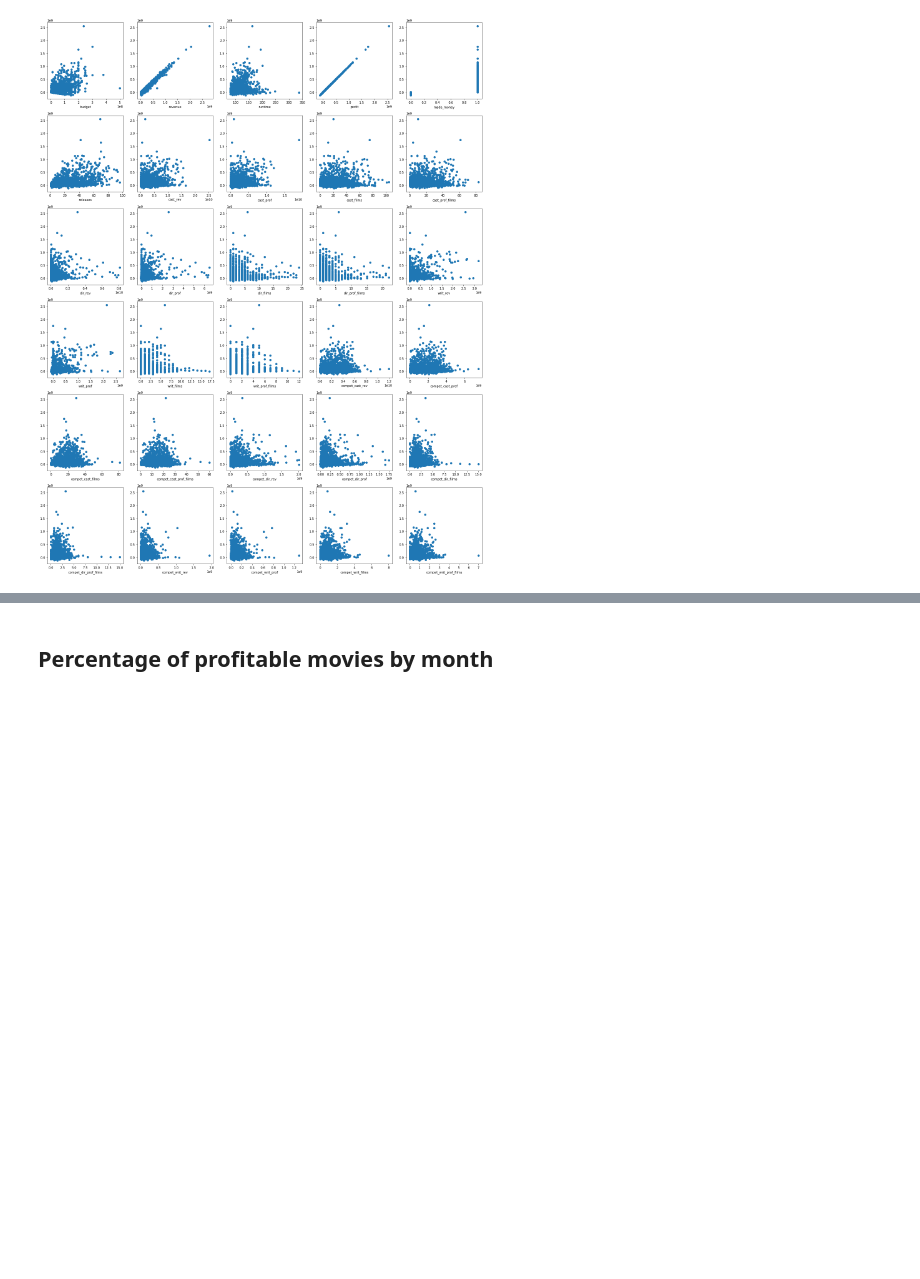
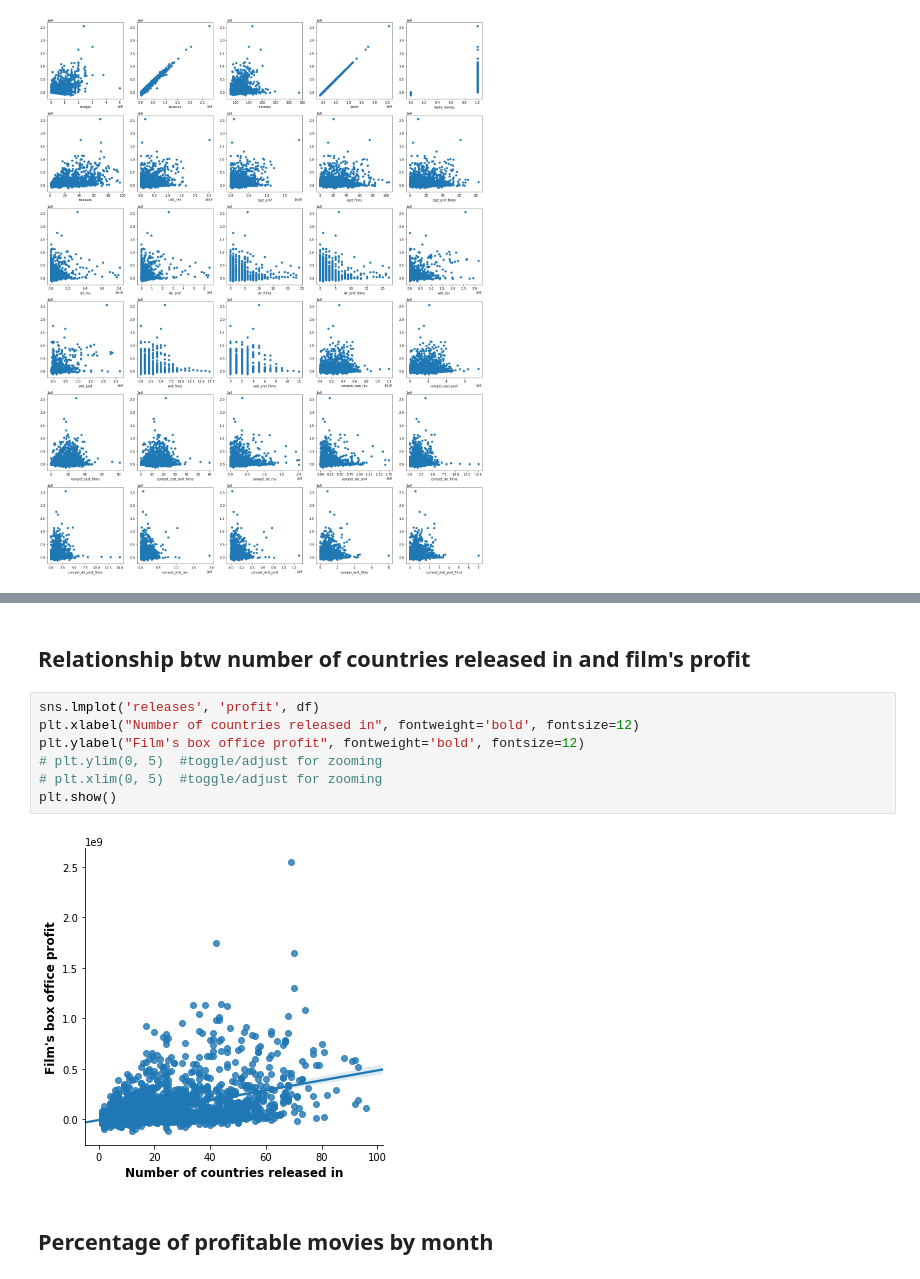
Before and after one commit to ryanlrappa/film-profit-prediction, a Jupyter notebook: jupyter_notebooks/5_EDA.ipynb, the cells around one changed output, grey strips where cells are left out. Drawn from its saved outputs; the diff is of its cells as text; blank space fills up the shorter version.

```diff
--- a/jupyter_notebooks/5_EDA.ipynb
+++ b/jupyter_notebooks/5_EDA.ipynb
@@ -84,6 +84,17 @@ plt.ylabel("Film's total profit", fontweight='bold', fontsize=12)
 plt.show()
 # %% [output]
 [figure]
+# %% [markdown]
+## Relationship btw number of countries released in and film's profit
+# %%
+sns.lmplot('releases', 'profit', df)
+plt.xlabel("Number of countries released in", fontweight='bold', fontsize=12)
+plt.ylabel("Film's box office profit", fontweight='bold', fontsize=12)
+# plt.ylim(0, 5)  #toggle/adjust for zooming
+# plt.xlim(0, 5)  #toggle/adjust for zooming
+plt.show()
+# %% [output]
+[figure, added]
 # %% [markdown]
 ## Percentage of profitable movies by month
 # %%
```
Also changed, not shown: parts of 6 cells of this notebook, 1 other file.
